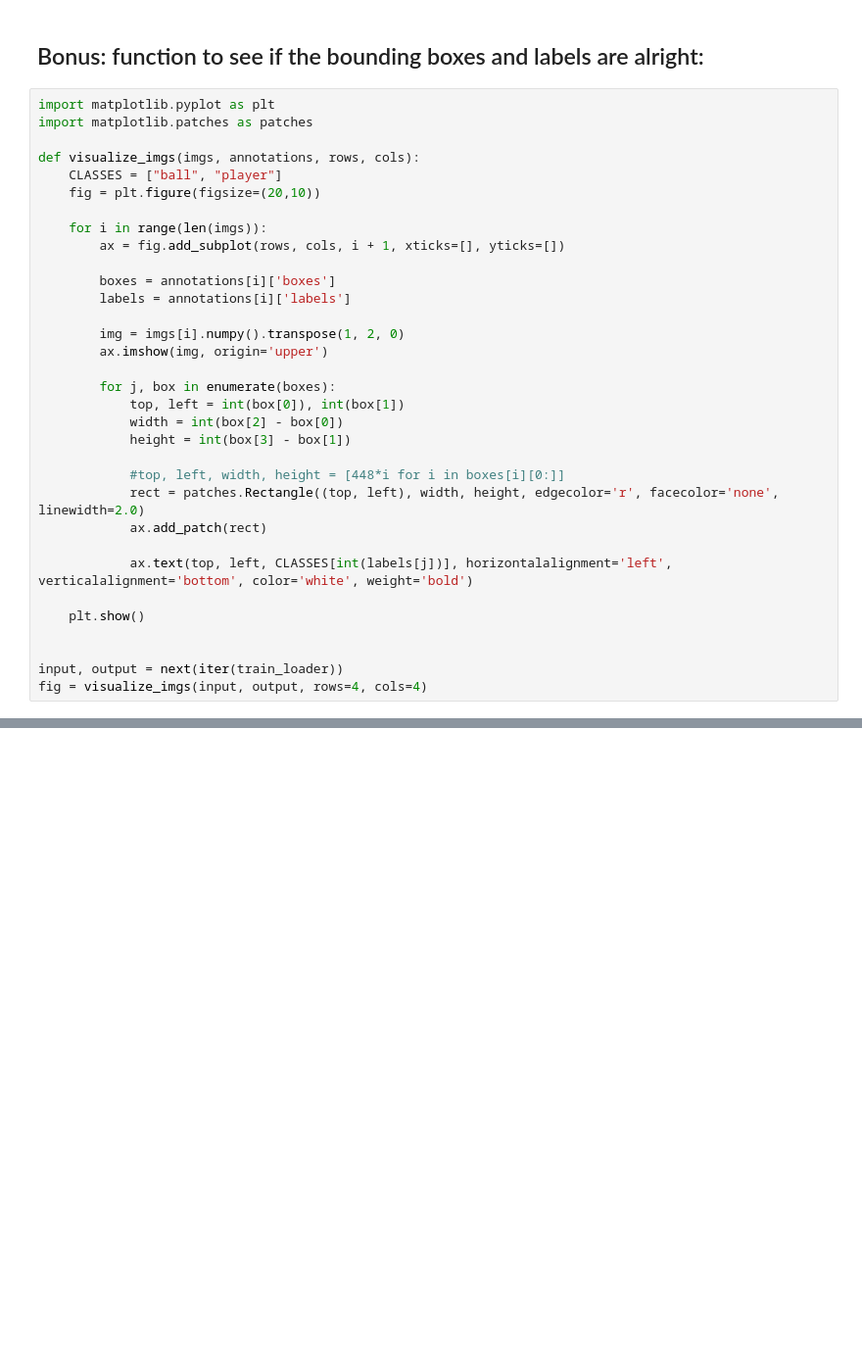
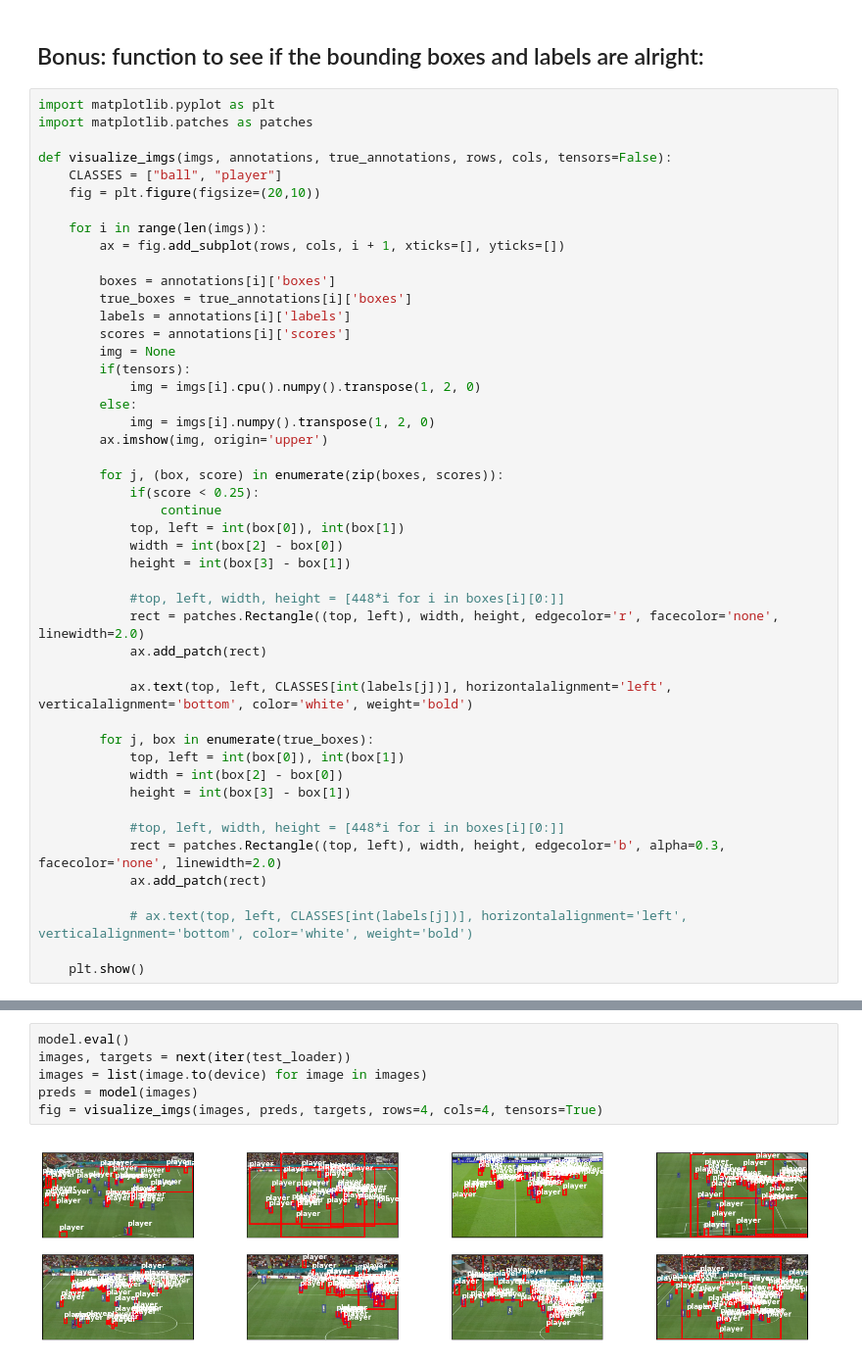
Before and after one commit to daniel-macrae/DeepLearning-2023, a Jupyter notebook: Framework2.ipynb, the cells around one changed output, grey strips where cells are left out. Shown at 98% size. Saved outputs shown, nothing was run; the diff lists cells and outputs as text; blank space fills up the shorter version.

Commit message:
plotting predicctions

```diff
--- a/Framework2.ipynb
+++ b/Framework2.ipynb
@@ -258,7 +297,7 @@ KeyboardInterrupt
 import matplotlib.pyplot as plt
 import matplotlib.patches as patches
 
-def visualize_imgs(imgs, annotations, rows, cols):
+def visualize_imgs(imgs, annotations, true_annotations, rows, cols, tensors=False):
     CLASSES = ["ball", "player"]
     fig = plt.figure(figsize=(20,10))
 
@@ -266,12 +305,19 @@ def visualize_imgs(imgs, annotations, rows, cols):
         ax = fig.add_subplot(rows, cols, i + 1, xticks=[], yticks=[])
 
         boxes = annotations[i]['boxes']
+        true_boxes = true_annotations[i]['boxes']
         labels = annotations[i]['labels']
-
-        img = imgs[i].numpy().transpose(1, 2, 0)
+        scores = annotations[i]['scores']
+        img = None
+        if(tensors):
+            img = imgs[i].cpu().numpy().transpose(1, 2, 0)
+        else:
+            img = imgs[i].numpy().transpose(1, 2, 0)
         ax.imshow(img, origin='upper')
 
-        for j, box in enumerate(boxes):
+        for j, (box, score) in enumerate(zip(boxes, scores)):
+            if(score < 0.25):
+                continue
             top, left = int(box[0]), int(box[1])
             width = int(box[2] - box[0])
             height = int(box[3] - box[1])
@@ -282,8 +328,15 @@ def visualize_imgs(imgs, annotations, rows, cols):
 
             ax.text(top, left, CLASSES[int(labels[j])], horizontalalignment='left', verticalalignment='bottom', color='white', weight='bold')
 
+        for j, box in enumerate(true_boxes):
+            top, left = int(box[0]), int(box[1])
+            width = int(box[2] - box[0])
+            height = int(box[3] - box[1])
+
+            #top, left, width, height = [448*i for i in boxes[i][0:]]
+            rect = patches.Rectangle((top, left), width, height, edgecolor='b', alpha=0.3, facecolor='none', linewidth=2.0)
+            ax.add_patch(rect)
+
+            # ax.text(top, left, CLASSES[int(labels[j])], horizontalalignment='left', verticalalignment='bottom', color='white', weight='bold')
+
     plt.show()
-
-
-input, output = next(iter(train_loader))
-fig = visualize_imgs(input, output, rows=4, cols=4)
@@ -291,0 +343,8 @@ fig = visualize_imgs(input, output, rows=4, cols=4)
+# %%
+model.eval()
+images, targets = next(iter(test_loader))
+images = list(image.to(device) for image in images)
+preds = model(images)
+fig = visualize_imgs(images, preds, targets, rows=4, cols=4, tensors=True)
+# %% [output]
+[figure, added]
```
Also changed, not shown: parts of 8 cells of this notebook, 4 other files.
